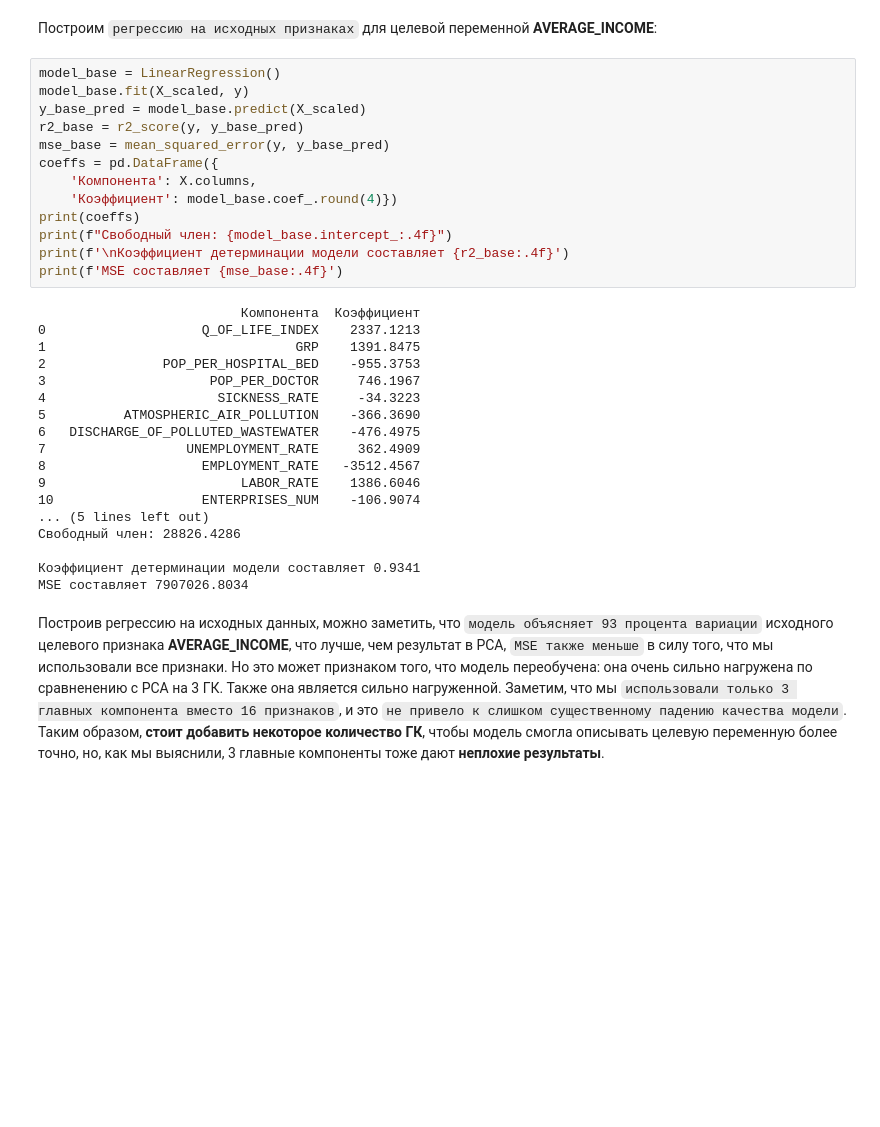
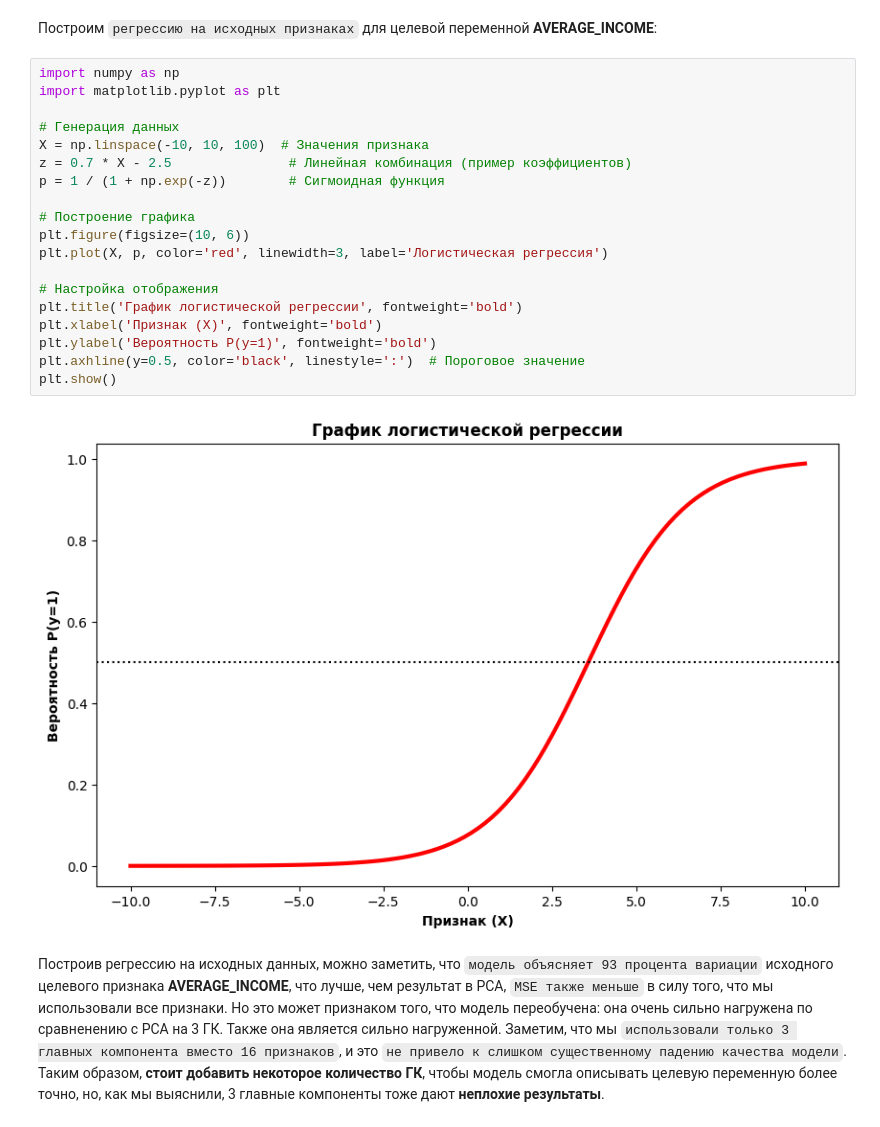
Before and after one commit to KonstantinShtanko/Homeworks, a Jupyter notebook: Штанько_МСМ_ДЗ_4.ipynb, the cells around one changed output. Saved outputs shown, nothing was run; the diff lists cells and outputs as text; blank space fills up the shorter version.

```diff
--- a/Штанько_МСМ_ДЗ_4.ipynb
+++ b/Штанько_МСМ_ДЗ_4.ipynb
@@ -366,37 +347,27 @@ FEM_SHARE_IN_EMPLOYEES           -0.90 -0.01  0.22
 ### **Задание 4:**
 # %% [markdown]
 Построим `регрессию на исходных признаках` для целевой переменной **AVERAGE_INCOME**:
-# %%
-model_base = LinearRegression()
-model_base.fit(X_scaled, y)
-y_base_pred = model_base.predict(X_scaled)
-r2_base = r2_score(y, y_base_pred)
-mse_base = mean_squared_error(y, y_base_pred)
-coeffs = pd.DataFrame({
-    'Компонента': X.columns,
-    'Коэффициент': model_base.coef_.round(4)})
-print(coeffs)
-print(f"Свободный член: {model_base.intercept_:.4f}")
-print(f'\nКоэффициент детерминации модели составляет {r2_base:.4f}')
-print(f'MSE составляет {mse_base:.4f}')
-# %% [output]
-                          Компонента  Коэффициент
-0                    Q_OF_LIFE_INDEX    2337.1213
-1                                GRP    1391.8475
-2               POP_PER_HOSPITAL_BED    -955.3753
-3                     POP_PER_DOCTOR     746.1967
-4                      SICKNESS_RATE     -34.3223
-5          ATMOSPHERIC_AIR_POLLUTION    -366.3690
-6   DISCHARGE_OF_POLLUTED_WASTEWATER    -476.4975
-7                  UNEMPLOYMENT_RATE     362.4909
-8                    EMPLOYMENT_RATE   -3512.4567
-9                         LABOR_RATE    1386.6046
-10                   ENTERPRISES_NUM    -106.9074
-... (5 lines left out)
-Свободный член: 28826.4286
-
-Коэффициент детерминации модели составляет 0.9341
-MSE составляет 7907026.8034
+# %%
+import numpy as np
+import matplotlib.pyplot as plt
+
+# Генерация данных
+X = np.linspace(-10, 10, 100)  # Значения признака
+z = 0.7 * X - 2.5               # Линейная комбинация (пример коэффициентов)
+p = 1 / (1 + np.exp(-z))        # Сигмоидная функция
+
+# Построение графика
+plt.figure(figsize=(10, 6))
+plt.plot(X, p, color='red', linewidth=3, label='Логистическая регрессия')
+
+# Настройка отображения
+plt.title('График логистической регрессии', fontweight='bold')
+plt.xlabel('Признак (X)', fontweight='bold')
+plt.ylabel('Вероятность P(y=1)', fontweight='bold')
+plt.axhline(y=0.5, color='black', linestyle=':')  # Пороговое значение
+plt.show()
+# %% [output]
+[figure, added]
 # %% [markdown]
 Построив регрессию на исходных данных, можно заметить, что `модель объясняет 93 процента вариации` исходного целевого признака **AVERAGE_INCOME**, что лучше, чем результат в PCA, `MSE также меньше` в силу того, что мы использовали все признаки.
 Но это может признаком того, что модель переобучена: она очень сильно нагружена по сравненению с PCA на 3 ГК. Также она является сильно нагруженной. Заметим, что мы `использовали только 3 главных компонента вместо 16 признаков`, и это `не привело к слишком существенному падению качества модели`.
```
Also changed, not shown: parts of 1 cell of this notebook, 1 other file.
